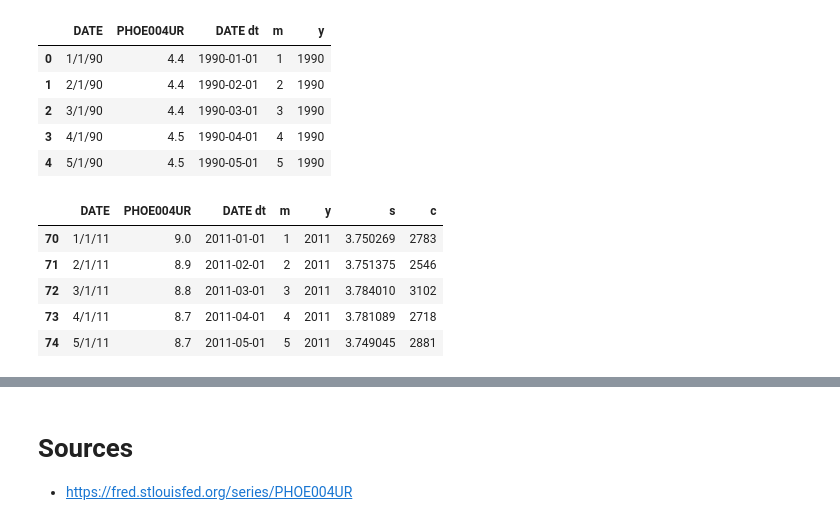
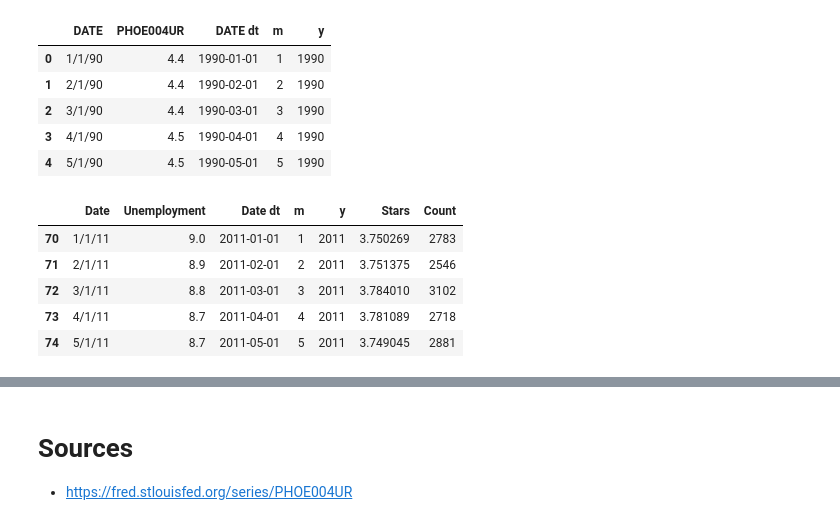
Before and after one commit to Cartercreid/CSPB4502_project_yelp, a Jupyter notebook: unemployment.ipynb, the cells around one changed output, grey strips where cells are left out. Saved outputs shown, nothing was run; the diff lists cells and outputs as text; code cells hidden in the pictures.

```diff
--- a/unemployment.ipynb
+++ b/unemployment.ipynb
@@ -279,12 +269,3 @@ phoenix_unemployment_df.head()
 # %%
 phoenix_merged=pd.merge(phoenix_unemployment_df, phoenix_reviews_df, how='inner', on=['m', 'y'], left_index=False, right_index=False)
 phoenix_merged=phoenix_merged[phoenix_merged['y'] > 2010]
-# %%
-phoenix_merged.head()
-# %% [output]
-|  | DATE | PHOE004UR | DATE dt | m | y | s | c |
-| 70 | 1/1/11 | 9.0 | 2011-01-01 | 1 | 2011 | 3.750269 | 2783 |
-| 71 | 2/1/11 | 8.9 | 2011-02-01 | 2 | 2011 | 3.751375 | 2546 |
-| 72 | 3/1/11 | 8.8 | 2011-03-01 | 3 | 2011 | 3.784010 | 3102 |
-| 73 | 4/1/11 | 8.7 | 2011-04-01 | 4 | 2011 | 3.781089 | 2718 |
-| 74 | 5/1/11 | 8.7 | 2011-05-01 | 5 | 2011 | 3.749045 | 2881 |
@@ -292,0 +272,10 @@ plt.scatter(phoenix_merged['PHOE004UR'], phoenix_merged['s'])
+# %%
+phoenix_merged.columns = ['Date', 'Unemployment', 'Date dt', 'm', 'y', 'Stars', 'Count']
+phoenix_merged.head()
+# %% [output]
+|  | Date | Unemployment | Date dt | m | y | Stars | Count |
+| 70 | 1/1/11 | 9.0 | 2011-01-01 | 1 | 2011 | 3.750269 | 2783 |
+| 71 | 2/1/11 | 8.9 | 2011-02-01 | 2 | 2011 | 3.751375 | 2546 |
+| 72 | 3/1/11 | 8.8 | 2011-03-01 | 3 | 2011 | 3.784010 | 3102 |
+| 73 | 4/1/11 | 8.7 | 2011-04-01 | 4 | 2011 | 3.781089 | 2718 |
+| 74 | 5/1/11 | 8.7 | 2011-05-01 | 5 | 2011 | 3.749045 | 2881 |
```
Also changed, not shown: parts of 31 cells of this notebook.
